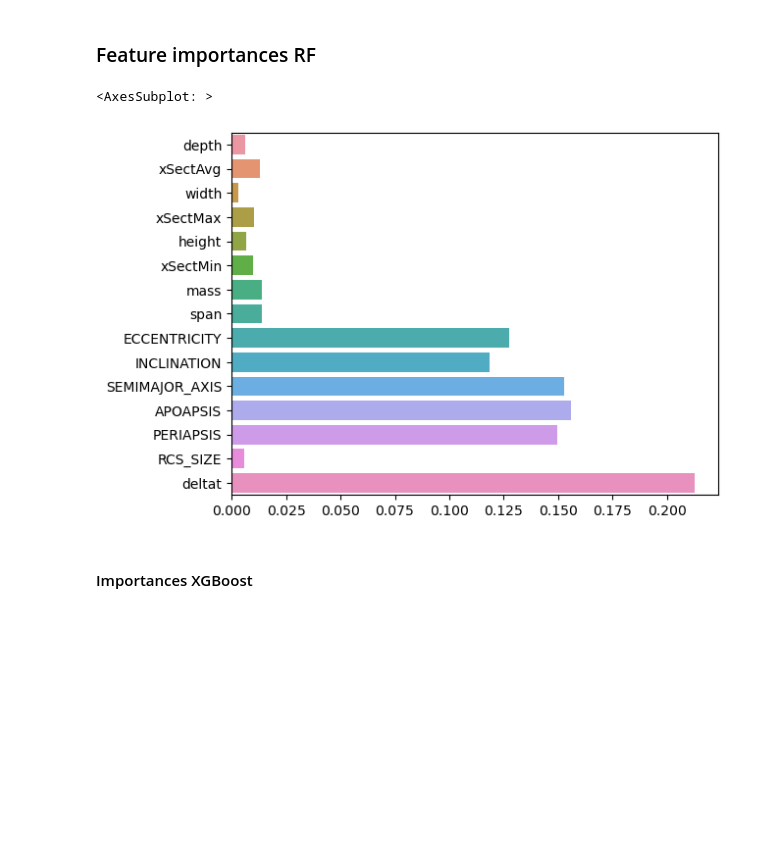
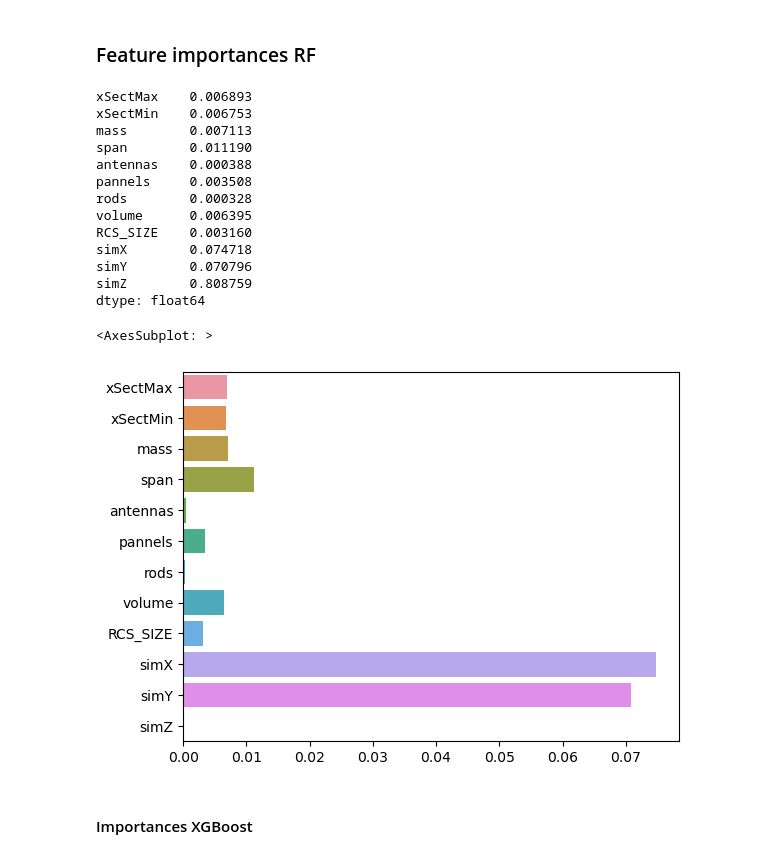
Before and after one commit to tristandijkstra/SmallObjectTracking, a Jupyter notebook: basicML.ipynb, the cells around one changed output. Cells and saved outputs as stored; diff of their text form; code cells hidden in the pictures; blank space fills up the shorter version.

```diff
--- a/basicML.ipynb
+++ b/basicML.ipynb
@@ -13,6 +13,7 @@ from sklearn.linear_model import ElasticNet
 from sklearn.svm import SVR
 from sklearn.metrics import mean_squared_error, mean_absolute_error, r2_score
 from sklearn.tree import export_graphviz
+from sklearn.utils import shuffle
 
 import xgboost as xgb
 
@@ -23,7 +24,7 @@ token = getCredentials(source="discos")
 username, password = getCredentials(source="spacetrack")
 
 launchIDs = ["2013-066", "2018-092", "2019-084", "2022-002"]
-# launchIDs = ["2013-066", "2018-092", "2019-084", "2022-002", "2021-006"]
+launchIDs = ["2013-066", "2018-092", "2019-084", "2022-002", "2021-006"]
 # launchIDs = ["2013-066"]
 # launchIDs = ["2022-002"]
 # launchIDs = ["2019-084"]
@@ -78,10 +98,13 @@ reduced length: 257365
 # Get ML dataset
 colsToDrop = ["name", "cosparId", "shape", "diameter", "EPOCH", "satno"]
 colsToDrop2 = ["ECCENTRICITY", "INCLINATION", "PERIAPSIS", "APOAPSIS", "SEMIMAJOR_AXIS", "deltat"]
-labels = ["errorX", "errorY", "errorZ", "errorCross", "errorAlong", "errorRadial", "overallCovariance", "overallVelocityCovariance"]
+colsToDrop3 = ['height', "width", "depth", 'xSectAvg']
+labels = ["errorX", "errorY", "errorZ", "errorCross", "errorAlong", "errorRadial", "overallCovariance", "overallVelocityCovariance", "actualX", "actualY", "actualZ"]
 
 # dfML = df.drop(colsToDrop, axis=1).drop(colsToDrop2, axis=1)
-dfML = df.drop(colsToDrop, axis=1)
+dfML = df.drop(colsToDrop, axis=1).drop(colsToDrop3, axis=1).drop(colsToDrop2, axis=1)
+# dfML = df.drop(colsToDrop, axis=1).drop(colsToDrop3, axis=1)
+# dfML = df.drop(colsToDrop, axis=1)
 print(df.columns)
 # print(df.head())
 print("nan analyiss")
@@ -92,7 +115,9 @@ print("Without NaN", len(df))
 print("nan analyiss")
 # dfLabels = dfML[["errorCross", "errorAlong", "errorRadial"]]
 # dfLabels = dfML[["errorAlong"]]
-dfLabels = dfML[["overallCovariance"]]
+# dfLabels = dfML[["overallCovariance"]]
+dfLabels = dfML[["errorX", "errorY", "errorZ"]]
+# dfLabels = dfML[["actualX", "actualY", "actualZ"]]
 dfFeatures = dfML.drop(labels, axis=1)
 
 
@@ -146,7 +172,8 @@ Remember: Size is unbalanced
 # %% [markdown]
 ### Shuffling/splitting
 # %%
-X_train, X_test, y_train, y_test = train_test_split(X, y, test_size=0.1, random_state=42)
+X_train, X_test, y_train, y_test, _, y_dfML= train_test_split(X, y, dfML, test_size=0.1, random_state=42)
+# print(shuffle(y, random_state=42)[361585::, :]-y_test)
 print(len(X_train), len(y_train))
 print(len(X_test), len(y_test))
 # %% [output]
@@ -263,12 +312,28 @@ Random Forest TRAINING DATA | MSE = 0.10795587607386253, MAE = 0.167169710776100
 # %%
 importances = RndmFrst.feature_importances_
 forest_importances = pd.Series(importances, index=columnsFeatures)
+print(forest_importances)
+forest_importances["simZ"] = 0
+
 std = np.std([tree.feature_importances_ for tree in RndmFrst.estimators_], axis=0)
 
 sns.barplot(x = forest_importances, y=columnsFeatures, orient="h")
 # %% [output]
-<AxesSubplot: >
+xSectMax    0.006893
+xSectMin    0.006753
+mass        0.007113
+span        0.011190
+antennas    0.000388
+pannels     0.003508
+rods        0.000328
+volume      0.006395
+RCS_SIZE    0.003160
+simX        0.074718
+simY        0.070796
+simZ        0.808759
+dtype: float64
+<AxesSubplot: >
-[figure, old version]
+[figure, new version]
 # %% [markdown]
 #### Importances XGBoost
 # %%
```
Also changed, not shown: parts of 9 cells of this notebook, 4 other files.
